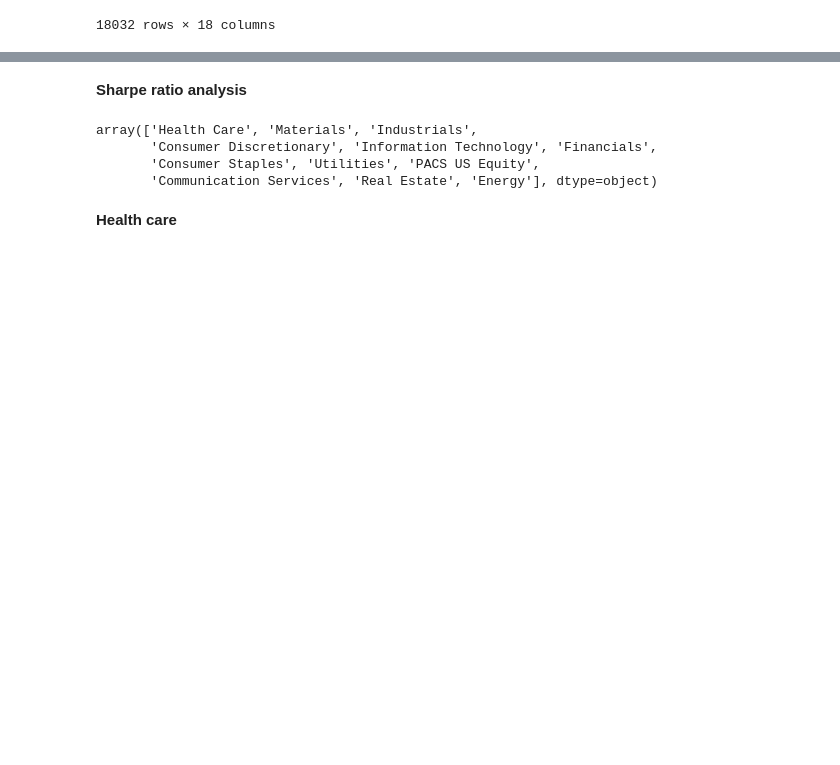
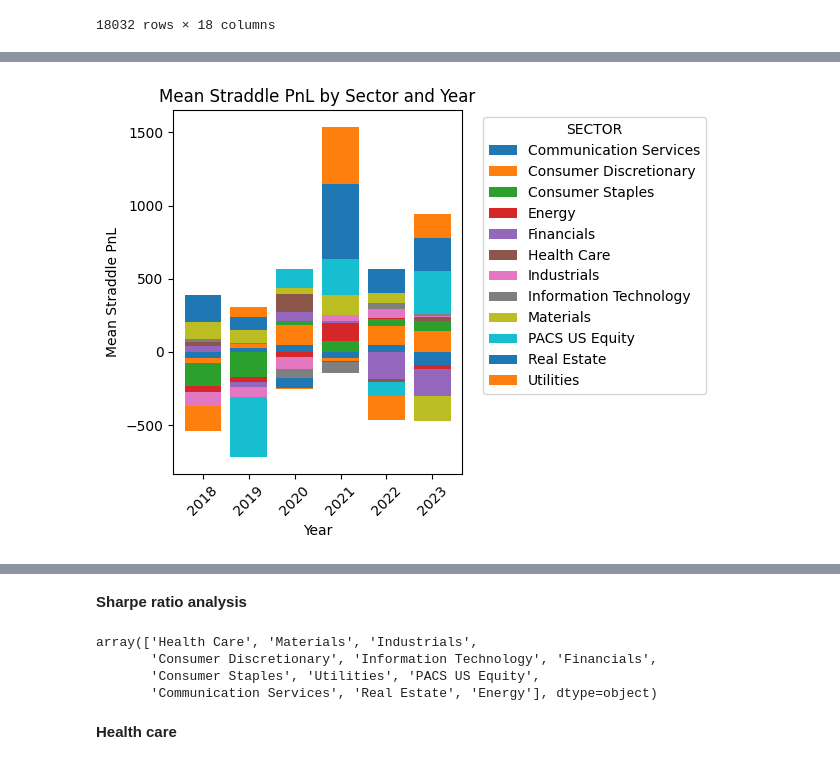
Before and after one commit to shreyjain-uchicago/ProjectLab_Spring-24_HullTactical, a Jupyter notebook: options_analysis sectors.ipynb, the cells around one changed output, grey strips where cells are left out. Cells and saved outputs as stored; diff of their text form; code cells hidden in the pictures; blank space fills up the shorter version.

```diff
--- a/options_analysis sectors.ipynb
+++ b/options_analysis sectors.ipynb
@@ -381,0 +443,13 @@ Name: straddle_pnl, dtype: float64
+# %%
+ax = mean_pnl_unstacked.plot(kind='bar', stacked=True, width=0.8)
+
+plt.title('Mean Straddle PnL by Sector and Year')
+plt.xlabel('Year')
+plt.ylabel('Mean Straddle PnL')
+
+plt.xticks(rotation=45)  # Rotar las etiquetas del eje x para mejor legibilidad
+plt.legend(title='SECTOR', bbox_to_anchor=(1.05, 1), loc='upper left')
+plt.tight_layout()
+plt.show()
+# %% [output]
+[figure, added]
```
Also changed, not shown: parts of 15 cells of this notebook, 4 other files.
